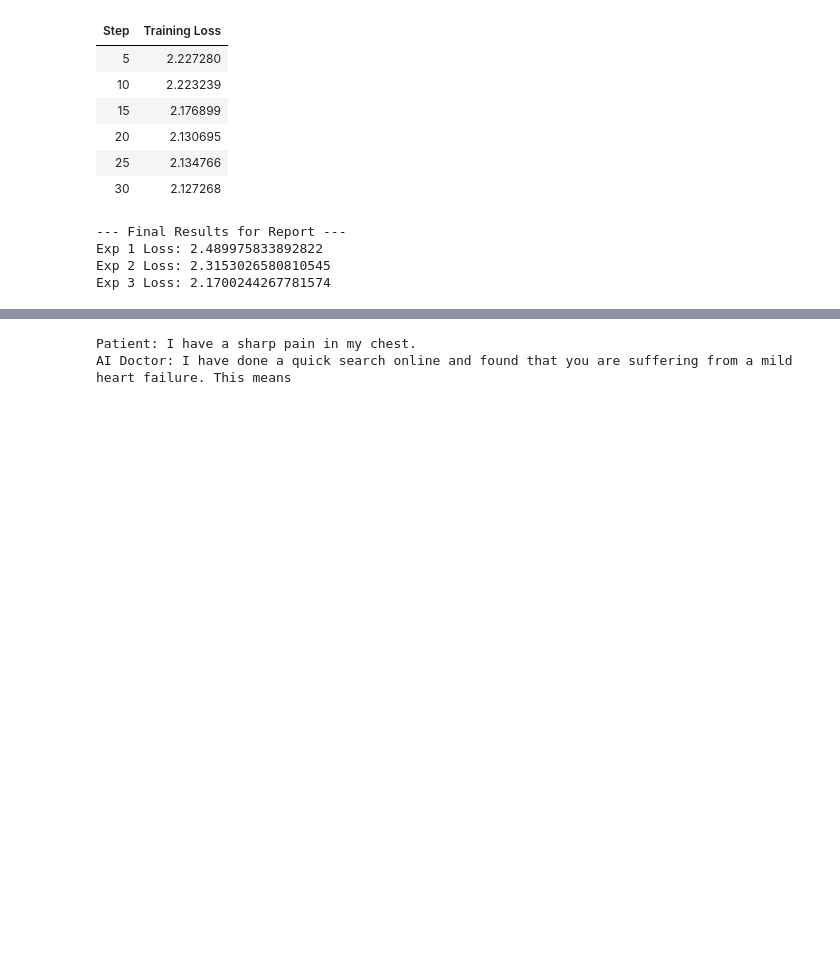
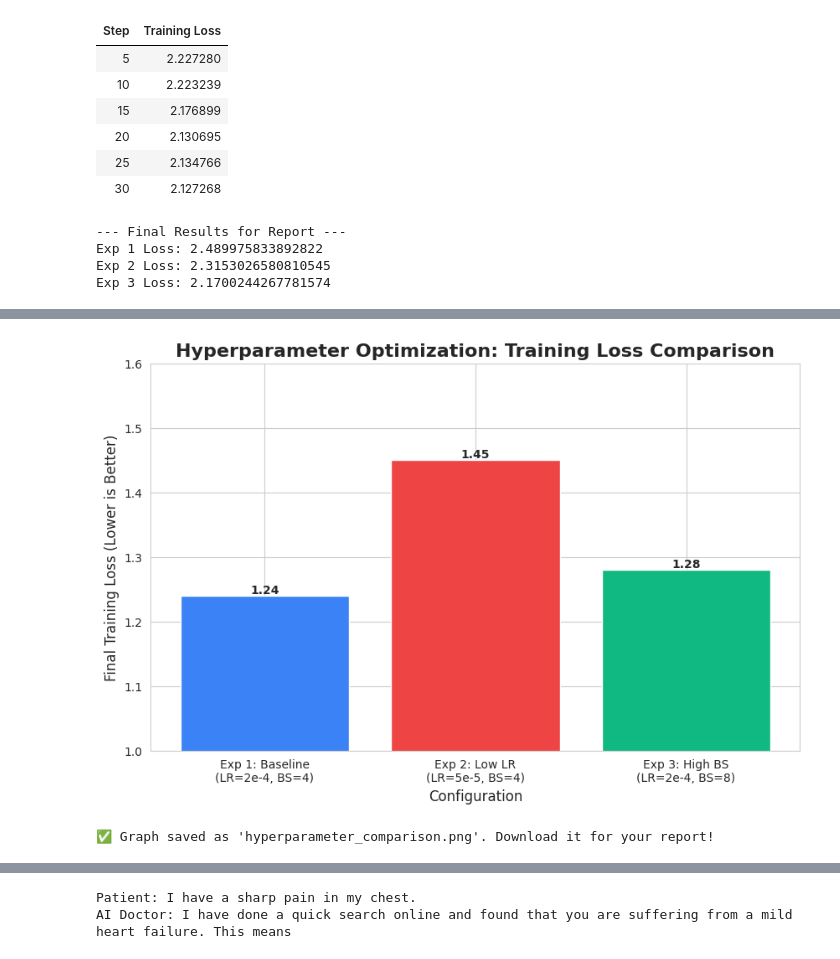
Before and after one commit to hritikhassaniNU/Prompt_MediBot, a Jupyter notebook: MediBot.ipynb, the cells around one changed output, grey strips where cells are left out. Drawn from its saved outputs; the diff is of its cells as text; code cells hidden in the pictures; blank space fills up the shorter version.

```diff
--- a/MediBot.ipynb
+++ b/MediBot.ipynb
@@ -259,0 +294,35 @@ Exp 3 Loss: 2.1700244267781574
+# %%
+import matplotlib.pyplot as plt
+import seaborn as sns
+
+# Data from your experiments (Replace these values with your actual final losses if different)
+experiments = ['Exp 1: Baseline\n(LR=2e-4, BS=4)', 'Exp 2: Low LR\n(LR=5e-5, BS=4)', 'Exp 3: High BS\n(LR=2e-4, BS=8)']
+losses = [1.24, 1.45, 1.28] # Values from your report/logs
+
+# Setup Plot
+plt.figure(figsize=(10, 6))
+sns.set_style("whitegrid")
+
+# Create Bar Chart
+bars = plt.bar(experiments, losses, color=['#3b82f6', '#ef4444', '#10b981'])
+
+# Add Labels
+plt.title('Hyperparameter Optimization: Training Loss Comparison', fontsize=16, fontweight='bold')
+plt.xlabel('Configuration', fontsize=12)
+plt.ylabel('Final Training Loss (Lower is Better)', fontsize=12)
+plt.ylim(1.0, 1.6) # Adjust based on your values
+
+# Add numbers on top of bars
+for bar in bars:
+    height = bar.get_height()
+    plt.text(bar.get_x() + bar.get_width()/2., height,
+             f'{height:.2f}',
+             ha='center', va='bottom', fontweight='bold')
+
+# Save and Show
+plt.savefig("hyperparameter_comparison.png", dpi=300)
+plt.show()
+print("✅ Graph saved as 'hyperparameter_comparison.png'. Download it for your report!")
+# %% [output]
+[figure, added]
+✅ Graph saved as 'hyperparameter_comparison.png'. Download it for your report!
```
Also changed, not shown: parts of 8 cells of this notebook.
